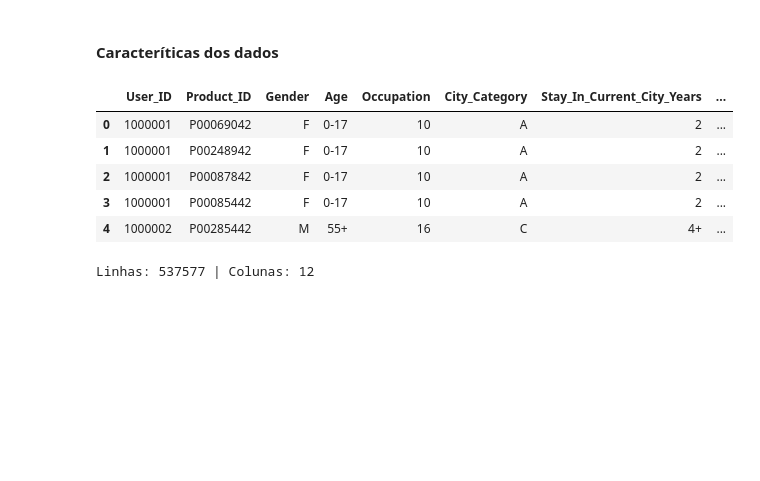
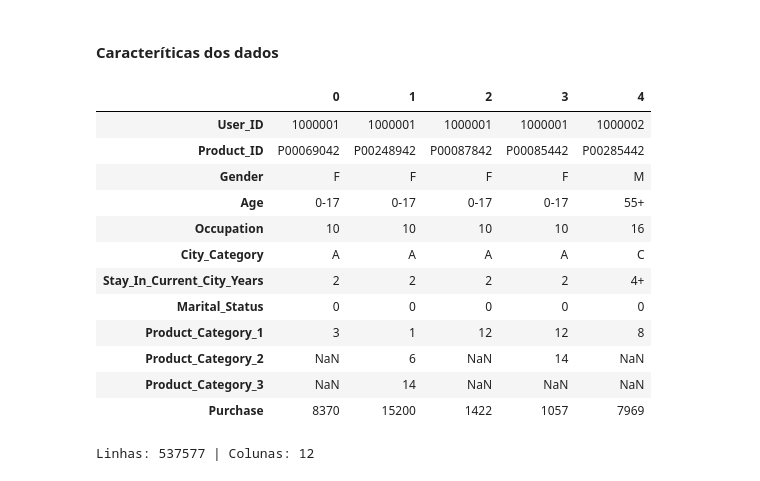
Before and after one commit to LilianeAquino/aceleraDev_DS_codenation, a Jupyter notebook: data-science-0/main.ipynb, the cells around one changed output. Saved outputs shown, nothing was run; the diff lists cells and outputs as text; code cells hidden in the pictures; blank space fills up the shorter version.

```diff
--- a/data-science-0/main.ipynb
+++ b/data-science-0/main.ipynb
@@ -17,13 +37,20 @@ black_friday = pd.read_csv("black_friday.csv")
 ## Inicie sua análise a partir daqui
 # %% [markdown]
 #### Caracteríticas dos dados
-# %%
-black_friday.head()
-# %% [output]
-|  | User_ID | Product_ID | Gender | Age | Occupation | City_Category | Stay_In_Current_City_Years | ... |
-| 0 | 1000001 | P00069042 | F | 0-17 | 10 | A | 2 | ... |
-| 1 | 1000001 | P00248942 | F | 0-17 | 10 | A | 2 | ... |
-| 2 | 1000001 | P00087842 | F | 0-17 | 10 | A | 2 | ... |
-| 3 | 1000001 | P00085442 | F | 0-17 | 10 | A | 2 | ... |
-| 4 | 1000002 | P00285442 | M | 55+ | 16 | C | 4+ | ... |
+# %%
+black_friday_copy.head().T
+# %% [output]
+|  | 0 | 1 | 2 | 3 | 4 |
+| User_ID | 1000001 | 1000001 | 1000001 | 1000001 | 1000002 |
+| Product_ID | P00069042 | P00248942 | P00087842 | P00085442 | P00285442 |
+| Gender | F | F | F | F | M |
+| Age | 0-17 | 0-17 | 0-17 | 0-17 | 55+ |
+| Occupation | 10 | 10 | 10 | 10 | 16 |
+| City_Category | A | A | A | A | C |
+| Stay_In_Current_City_Years | 2 | 2 | 2 | 2 | 4+ |
+| Marital_Status | 0 | 0 | 0 | 0 | 0 |
+| Product_Category_1 | 3 | 1 | 12 | 12 | 8 |
+| Product_Category_2 | NaN | 6 | NaN | 14 | NaN |
+| Product_Category_3 | NaN | 14 | NaN | NaN | NaN |
+| Purchase | 8370 | 15200 | 1422 | 1057 | 7969 |
 # %%
```
Also changed, not shown: parts of 30 cells of this notebook.
